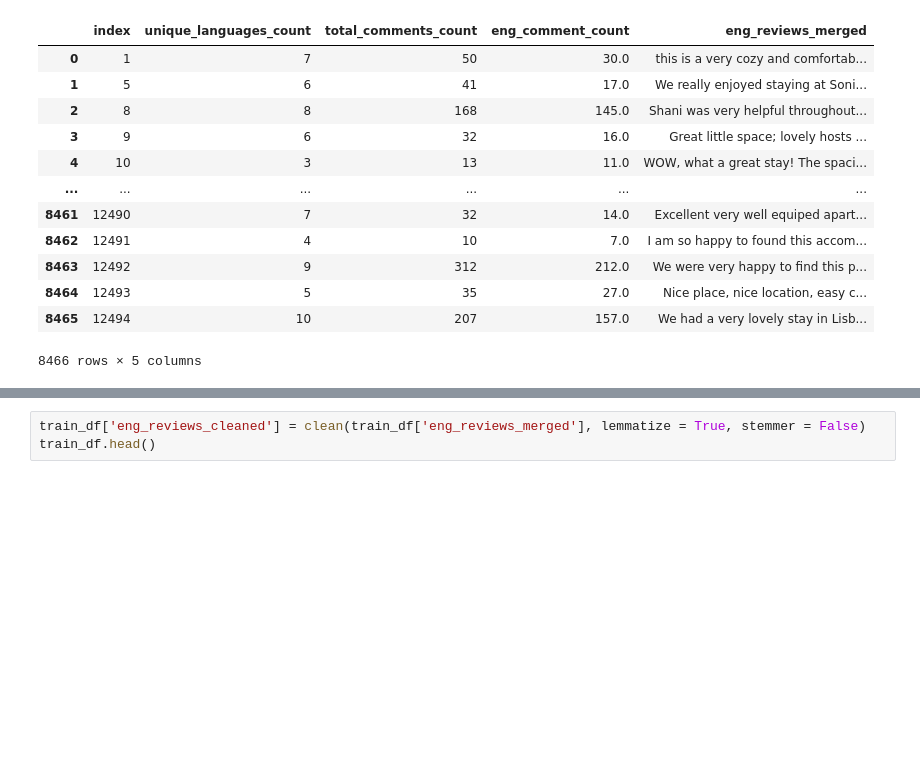
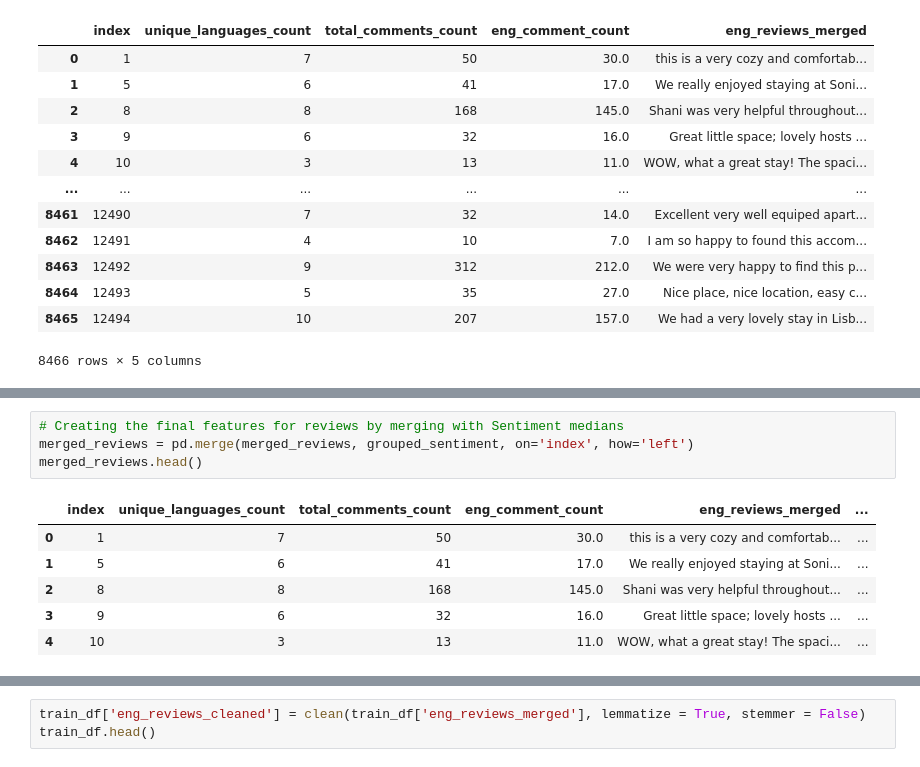
Before and after one commit to iryna-savchuk/TM_project, a Jupyter notebook: Analogue Lab 1 (Text cleaning, BoW, KNN, RF, XGBoost).ipynb, the cells around one changed output, grey strips where cells are left out. Saved outputs shown, nothing was run; the diff lists cells and outputs as text; blank space fills up the shorter version.

```diff
--- a/Analogue Lab 1 (Text cleaning, BoW, KNN, RF, XGBoost).ipynb
+++ b/Analogue Lab 1 (Text cleaning, BoW, KNN, RF, XGBoost).ipynb
@@ -485 +498,12 @@ merged_reviews
+# %%
+# Creating the final features for reviews by merging with Sentiment medians
+merged_reviews = pd.merge(merged_reviews, grouped_sentiment, on='index', how='left')
+merged_reviews.head()
+# %% [output]
+|  | index | unique_languages_count | total_comments_count | eng_comment_count | eng_reviews_merged | ... |
+| 0 | 1 | 7 | 50 | 30.0 | this is a very cozy and comfortab... | ... |
+| 1 | 5 | 6 | 41 | 17.0 | We really enjoyed staying at Soni... | ... |
+| 2 | 8 | 8 | 168 | 145.0 | Shani was very helpful throughout... | ... |
+| 3 | 9 | 6 | 32 | 16.0 | Great little space; lovely hosts ... | ... |
+| 4 | 10 | 3 | 13 | 11.0 | WOW, what a great stay! The spaci... | ... |
 # %%
```
Also changed, not shown: parts of 20 cells of this notebook, 3 other files.
